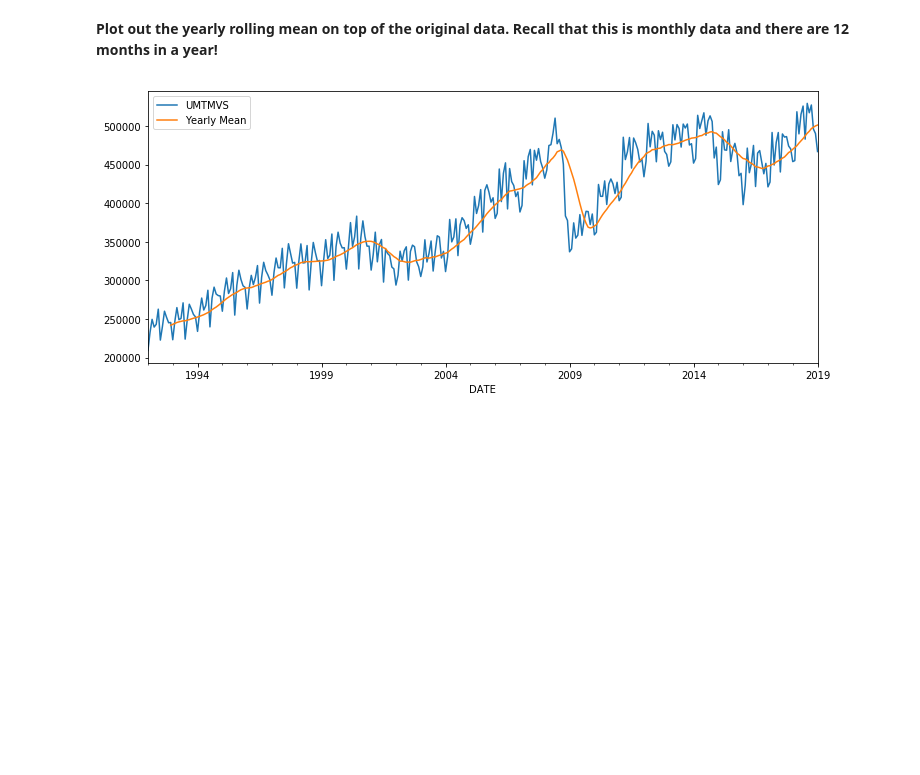
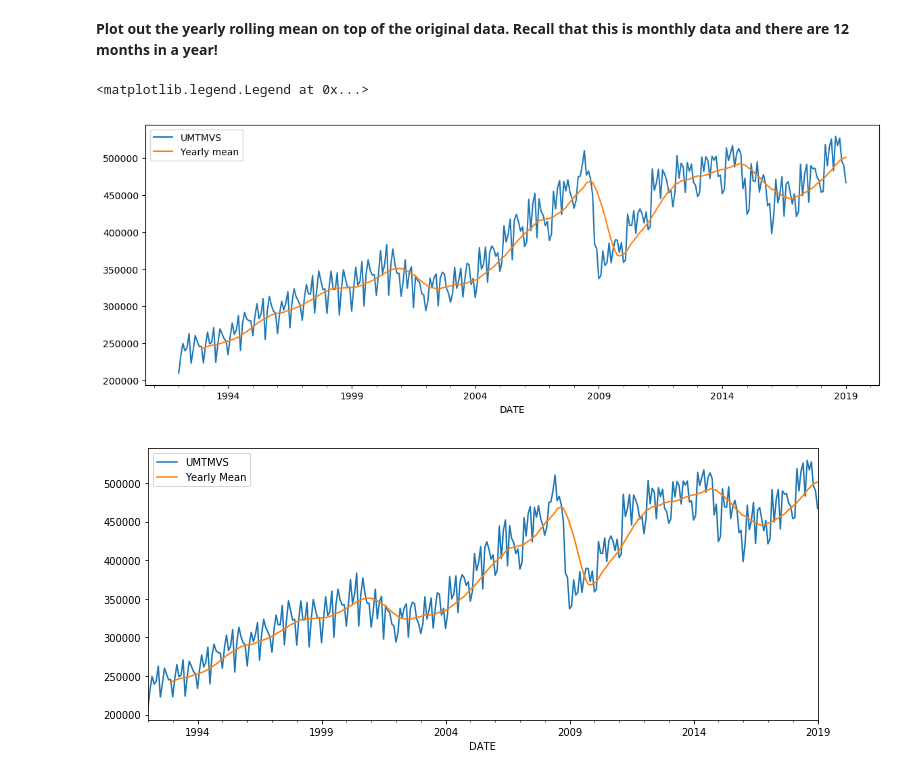
Before and after one commit to BrunoMonti/-Re-Training, a Jupyter notebook: Udemy/Python for Time Series Data Analysis/Time Series with Pandas.ipynb, the cells around one changed output. Drawn from its saved outputs; the diff is of its cells as text; code cells hidden in the pictures; blank space fills up the shorter version.

```diff
--- a/Udemy/Python for Time Series Data Analysis/Time Series with Pandas.ipynb
+++ b/Udemy/Python for Time Series Data Analysis/Time Series with Pandas.ipynb
@@ -902,6 +1020,12 @@ Timestamp('2011-12-31 00:00:00', freq='A-DEC')
 **Plot out the yearly rolling mean on top of the original data. Recall that this is monthly data and there are 12 months in a year!**
 # %%
 # CODE HERE
+ax = df.plot(figsize=(14,5))
+df.rolling(window=12).mean().plot(ax=ax)
+ax.legend(["UMTMVS", "Yearly mean"])
+# %% [output]
+<matplotlib.legend.Legend at 0x...>
+[figure, added]
 # %%
 # %% [output]
 [figure]
```
Also changed, not shown: parts of 25 cells of this notebook, 1 other file.
